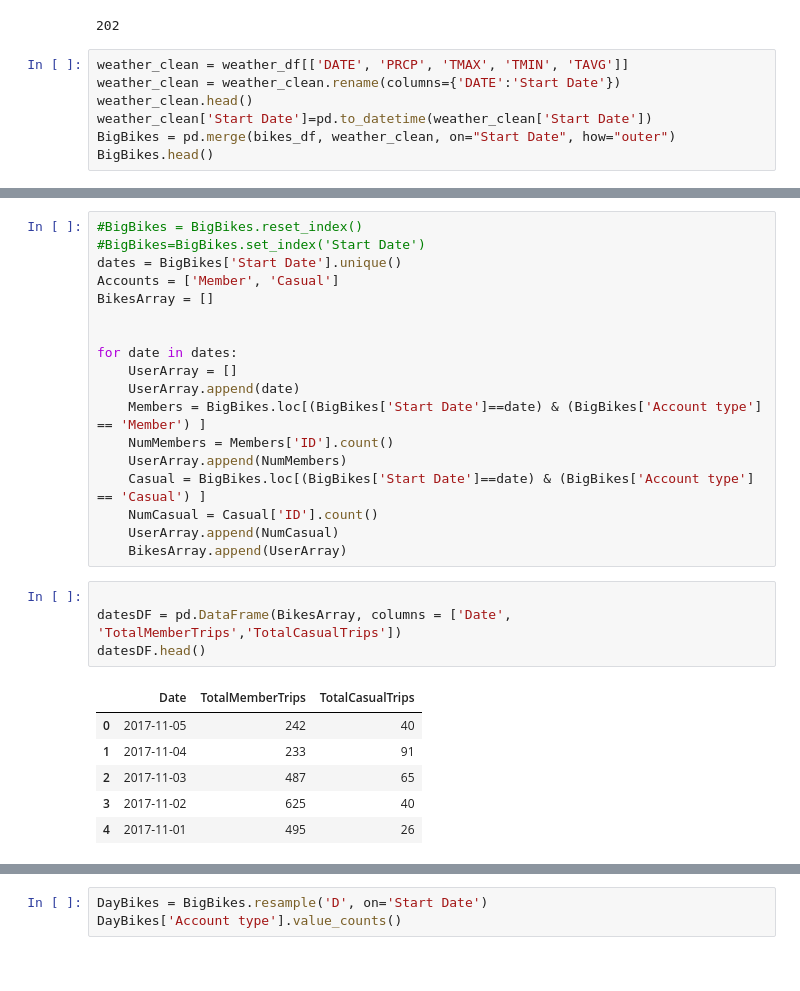
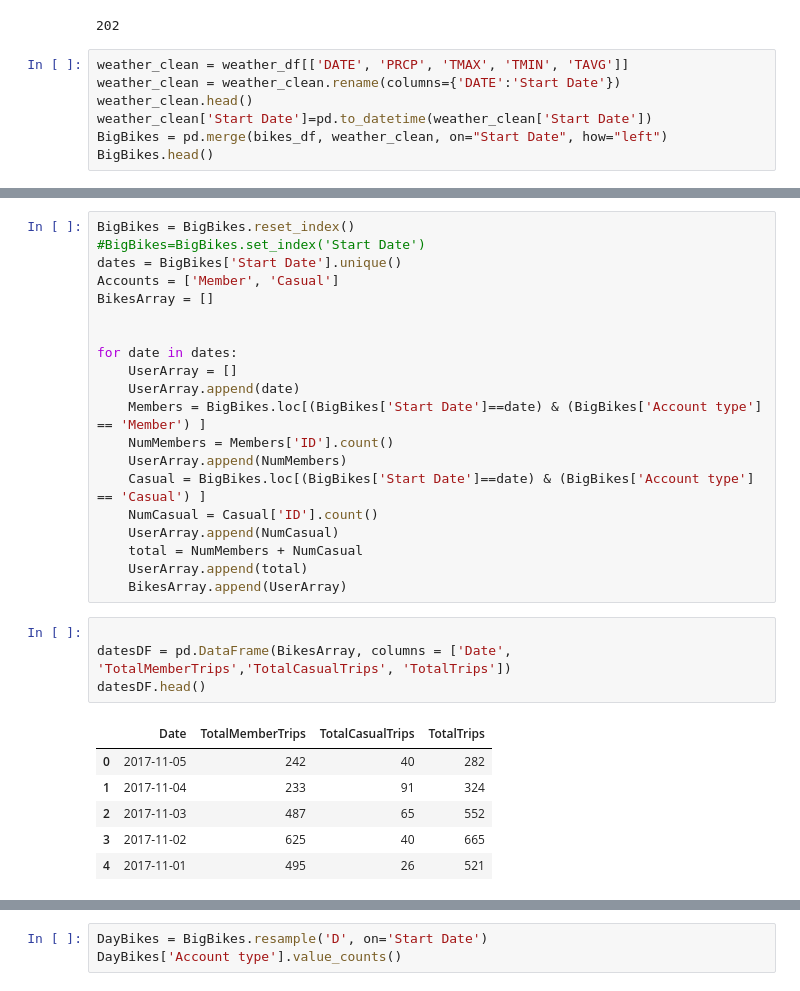
Before and after one commit to grand42/Machine_Learning-NiceRide, a Jupyter notebook: Working_Directory/Station_Popularity.ipynb, the cells around one changed output, grey strips where cells are left out. Drawn from its saved outputs; the diff is of its cells as text.

```diff
--- a/Working_Directory/Station_Popularity.ipynb
+++ b/Working_Directory/Station_Popularity.ipynb
@@ -55,7 +55,7 @@ weather_clean = weather_df[['DATE', 'PRCP', 'TMAX', 'TMIN', 'TAVG']]
 weather_clean = weather_clean.rename(columns={'DATE':'Start Date'})
 weather_clean.head()
 weather_clean['Start Date']=pd.to_datetime(weather_clean['Start Date'])
-BigBikes = pd.merge(bikes_df, weather_clean, on="Start Date", how="outer")
+BigBikes = pd.merge(bikes_df, weather_clean, on="Start Date", how="left")
 BigBikes.head()
 # %% [output]
 |  | ID | Start Date | Start Time | Start station | Start station number | End Date | End Time | End station | ... |
@@ -67,5 +67,5 @@ BigBikes.head()
 # %%
-#BigBikes = BigBikes.reset_index()
+BigBikes = BigBikes.reset_index()
 #BigBikes=BigBikes.set_index('Start Date')
 dates = BigBikes['Start Date'].unique()
 Accounts = ['Member', 'Casual']
@@ -81,15 +81,17 @@ for date in dates:
     Casual = BigBikes.loc[(BigBikes['Start Date']==date) & (BigBikes['Account type'] == 'Casual') ]
     NumCasual = Casual['ID'].count()
     UserArray.append(NumCasual)
+    total = NumMembers + NumCasual
+    UserArray.append(total)
     BikesArray.append(UserArray)
 # %%
 
-datesDF = pd.DataFrame(BikesArray, columns = ['Date', 'TotalMemberTrips','TotalCasualTrips'])
+datesDF = pd.DataFrame(BikesArray, columns = ['Date', 'TotalMemberTrips','TotalCasualTrips', 'TotalTrips'])
 datesDF.head()
 # %% [output]
-|  | Date | TotalMemberTrips | TotalCasualTrips |
-| 0 | 2017-11-05 | 242 | 40 |
-| 1 | 2017-11-04 | 233 | 91 |
-| 2 | 2017-11-03 | 487 | 65 |
-| 3 | 2017-11-02 | 625 | 40 |
-| 4 | 2017-11-01 | 495 | 26 |
+|  | Date | TotalMemberTrips | TotalCasualTrips | TotalTrips |
+| 0 | 2017-11-05 | 242 | 40 | 282 |
+| 1 | 2017-11-04 | 233 | 91 | 324 |
+| 2 | 2017-11-03 | 487 | 65 | 552 |
+| 3 | 2017-11-02 | 625 | 40 | 665 |
+| 4 | 2017-11-01 | 495 | 26 | 521 |
```
Also changed, not shown: parts of 4 cells of this notebook.
